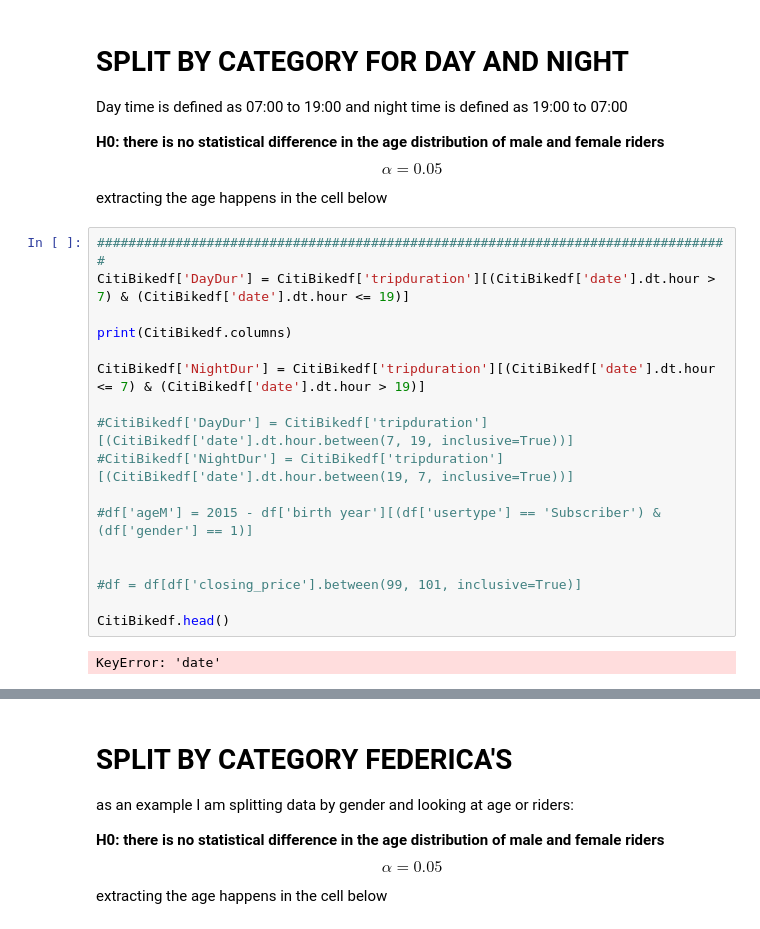
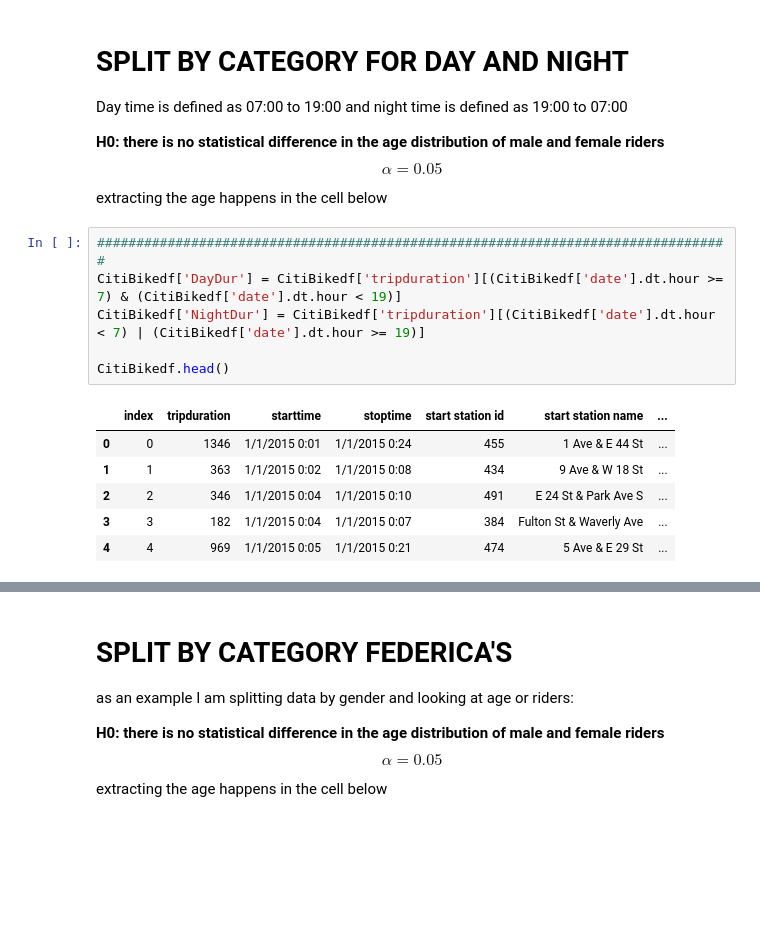
Before and after one commit to andrewnell/PUI2017_adn323, a Jupyter notebook: HW4_adn323/Ass4_adn323.ipynb, the cells around one changed output, grey strips where cells are left out. Saved outputs shown, nothing was run; the diff lists cells and outputs as text; blank space fills up the shorter version.

```diff
--- a/HW4_adn323/Ass4_adn323.ipynb
+++ b/HW4_adn323/Ass4_adn323.ipynb
@@ -106,20 +120,14 @@ $$ \alpha = 0.05 $$
 extracting the age happens in the cell below
 # %%
 #################################################################################
-CitiBikedf['DayDur'] = CitiBikedf['tripduration'][(CitiBikedf['date'].dt.hour > 7) & (CitiBikedf['date'].dt.hour <= 19)]
-
-print(CitiBikedf.columns)
-
-CitiBikedf['NightDur'] = CitiBikedf['tripduration'][(CitiBikedf['date'].dt.hour <= 7) & (CitiBikedf['date'].dt.hour > 19)]
-
-#CitiBikedf['DayDur'] = CitiBikedf['tripduration'][(CitiBikedf['date'].dt.hour.between(7, 19, inclusive=True))]
-#CitiBikedf['NightDur'] = CitiBikedf['tripduration'][(CitiBikedf['date'].dt.hour.between(19, 7, inclusive=True))]
-
-#df['ageM'] = 2015 - df['birth year'][(df['usertype'] == 'Subscriber') & (df['gender'] == 1)]
-
-
-#df = df[df['closing_price'].between(99, 101, inclusive=True)]
+CitiBikedf['DayDur'] = CitiBikedf['tripduration'][(CitiBikedf['date'].dt.hour >= 7) & (CitiBikedf['date'].dt.hour < 19)]
+CitiBikedf['NightDur'] = CitiBikedf['tripduration'][(CitiBikedf['date'].dt.hour < 7) | (CitiBikedf['date'].dt.hour >= 19)]
 
 CitiBikedf.head()
 # %% [output]
-KeyError: 'date'
+|  | index | tripduration | starttime | stoptime | start station id | start station name | ... |
+| 0 | 0 | 1346 | 1/1/2015 0:01 | 1/1/2015 0:24 | 455 | 1 Ave & E 44 St | ... |
+| 1 | 1 | 363 | 1/1/2015 0:02 | 1/1/2015 0:08 | 434 | 9 Ave & W 18 St | ... |
+| 2 | 2 | 346 | 1/1/2015 0:04 | 1/1/2015 0:10 | 491 | E 24 St & Park Ave S | ... |
+| 3 | 3 | 182 | 1/1/2015 0:04 | 1/1/2015 0:07 | 384 | Fulton St & Waverly Ave | ... |
+| 4 | 4 | 969 | 1/1/2015 0:05 | 1/1/2015 0:21 | 474 | 5 Ave & E 29 St | ... |
```
Also changed, not shown: parts of 7 cells of this notebook, 2 other files.
